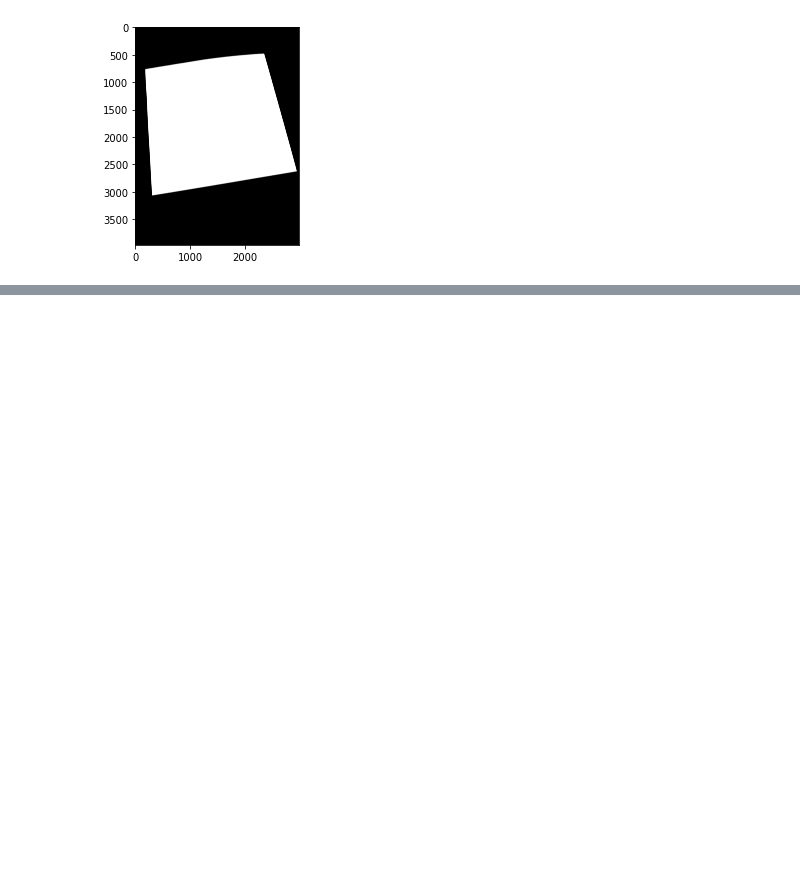
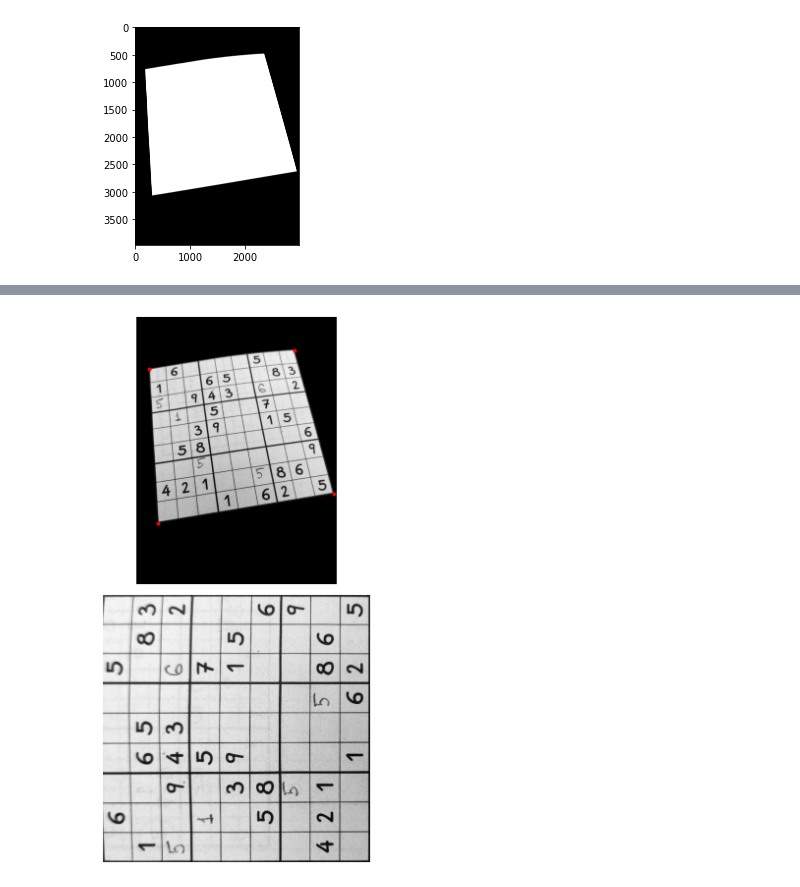
Before and after one commit to bcd8697/intro-to-CV, a Jupyter notebook: homework2/hw2.ipynb, the cells around one changed output, grey strips where cells are left out. Cells and saved outputs as stored; diff of their text form; code cells hidden in the pictures; blank space fills up the shorter version.

```diff
--- a/homework2/hw2.ipynb
+++ b/homework2/hw2.ipynb
@@ -79,0 +140,21 @@ plt.imshow(mask, cmap = "gray")
+# %%
+src = np.array([[0, 0], [0, 500], [500, 500], [500, 0]])
+dst = np.array(approx.tolist())
+
+tform3 = transform.ProjectiveTransform()
+tform3.estimate(src, dst)
+warped = transform.warp(img_transform, tform3, output_shape=(500, 500))
+
+fig, ax = plt.subplots(nrows=2, figsize=(8, 8))
+
+ax[0].imshow(img_transform, cmap=plt.cm.gray)
+ax[0].plot(dst[:, 0], dst[:, 1], '.r')
+ax[1].imshow(warped, cmap=plt.cm.gray)
+
+for a in ax:
+    a.axis('off')
+
+plt.tight_layout()
+plt.show()
+# %% [output]
+[figure, added]
```
Also changed, not shown: parts of 10 cells of this notebook.
